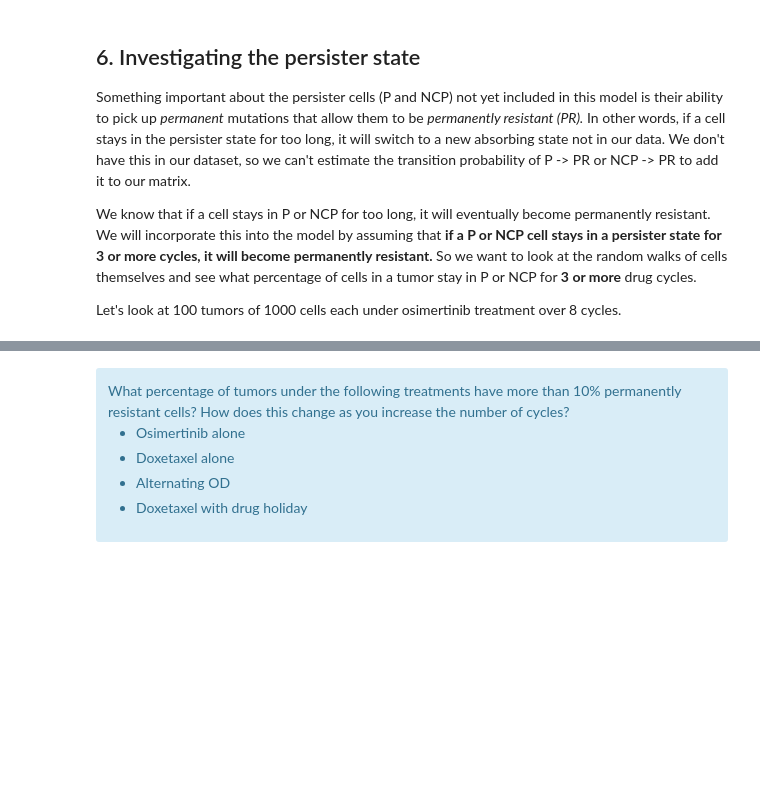
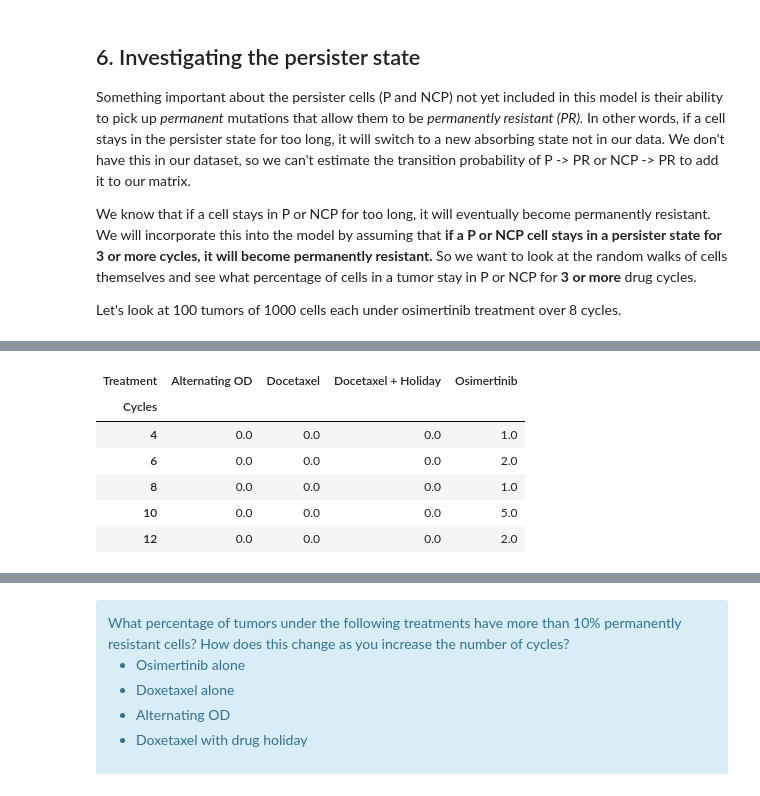
Before and after one commit to kaitlynNMcFadden/uu_markov, a Jupyter notebook: lab_2/Lab09_markov_chain_cells.ipynb, the cells around one changed output, grey strips where cells are left out. Cells and saved outputs as stored; diff of their text form; code cells hidden in the pictures; blank space fills up the shorter version.

```diff
--- a/lab_2/Lab09_markov_chain_cells.ipynb
+++ b/lab_2/Lab09_markov_chain_cells.ipynb
@@ -864,0 +925,91 @@ Let's look at 100 tumors of 1000 cells each under osimertinib treatment over 8 c
+# %%
+# used chatgpt to help formulate so that it was not running as long
+N_TUMORS = 100 # number of tumors
+N_WALKS = 1000 # number of walks
+CYCLE_COUNTS = [4, 6, 8, 10, 12] # a list of cycles to compare how the resistance changes as cycles increases
+
+persister_states = [ # the different states that can be persistance, getting the index number (3,4)
+    OUTCOMES.index("P"),
+    OUTCOMES.index("NCP")
+]
+
+# function to get random walks, reused from cell above
+def get_random_walks(schedule):
+    starts = rng.choice(len(pi_mix), size=N_WALKS, p=pi_mix)
+
+    walks = []
+    for s0 in starts:
+        path = [int(s0)]
+
+        for P in schedule:
+            path.append(step(path[-1], P, rng))
+
+        walks.append(path)
+
+    return np.array(walks)
+
+# function to get the fraction of times we see a P or NCP repeating in a row 3 or more time
+def get_resistant_fraction(walks):
+    tally = 0 # keep track
+
+    for walk in walks: # for every walk
+        for i in range(1, len(walk) - 2): # loop through each walk
+            if np.all(np.isin(walk[i:i+3], persister_states)): # if 3 in a row are all a persitent state
+                tally += 1 # increae tally
+                break # can break loop because we found one in a walk
+
+    return tally / len(walks) # return the proportion of persistors out of all the walks
+
+
+results = [] # to store and compare the results of different number of cycles
+
+for n_cycles in CYCLE_COUNTS: # for each cycle [4, 6, etc. ]
+    # different schedules with different treatments, 4 cycles has all of treatments, etc.
+    schedules = {
+        "Osimertinib": [P_osi] * n_cycles,
+        "Docetaxel": [P_doc] * n_cycles,
+        "Alternating OD": [
+            P_osi if i % 2 == 0 else P_doc
+            for i in range(n_cycles)
+        ],
+        "Docetaxel + Holiday": [
+            P_doc if i % 2 == 0 else P_holiday
+            for i in range(n_cycles)
+        ]
+    }
+    # for the treatment and the schedule in our schedules
+    for treatment, schedule in schedules.items():
+        fractions = [] # place to store the fractions
+
+        for tumor in range(N_TUMORS): # go through 100 tumors
+            walks = get_random_walks(schedule) # get 1000 walks for each tumor
+            fractions.append(get_resistant_fraction(walks)) # append the fractions of those walks
+
+        fractions = np.array(fractions) # turn fractions into array
+
+        percent_above_10 = np.mean(fractions > 0.10) * 100 # calculate the ones that are above threshold and save
+
+        results.append({ # append results
+            "Cycles": n_cycles,
+            "Treatment": treatment,
+            "% Tumors > 10%": percent_above_10,
+            "Mean Resistant Cells (%)": np.mean(fractions) * 100
+        })
+
+results_df = pd.DataFrame(results)
+
+comparison = results_df.pivot(
+    index="Cycles",
+    columns="Treatment",
+    values="% Tumors > 10%"
+)
+
+display(comparison)
+# %% [output]
+| Treatment | Alternating OD | Docetaxel | Docetaxel + Holiday | Osimertinib |
+| Cycles |  |  |  |  |
+| 4 | 0.0 | 0.0 | 0.0 | 1.0 |
+| 6 | 0.0 | 0.0 | 0.0 | 2.0 |
+| 8 | 0.0 | 0.0 | 0.0 | 1.0 |
+| 10 | 0.0 | 0.0 | 0.0 | 5.0 |
+| 12 | 0.0 | 0.0 | 0.0 | 2.0 |
```
Also changed, not shown: parts of 5 cells of this notebook.
